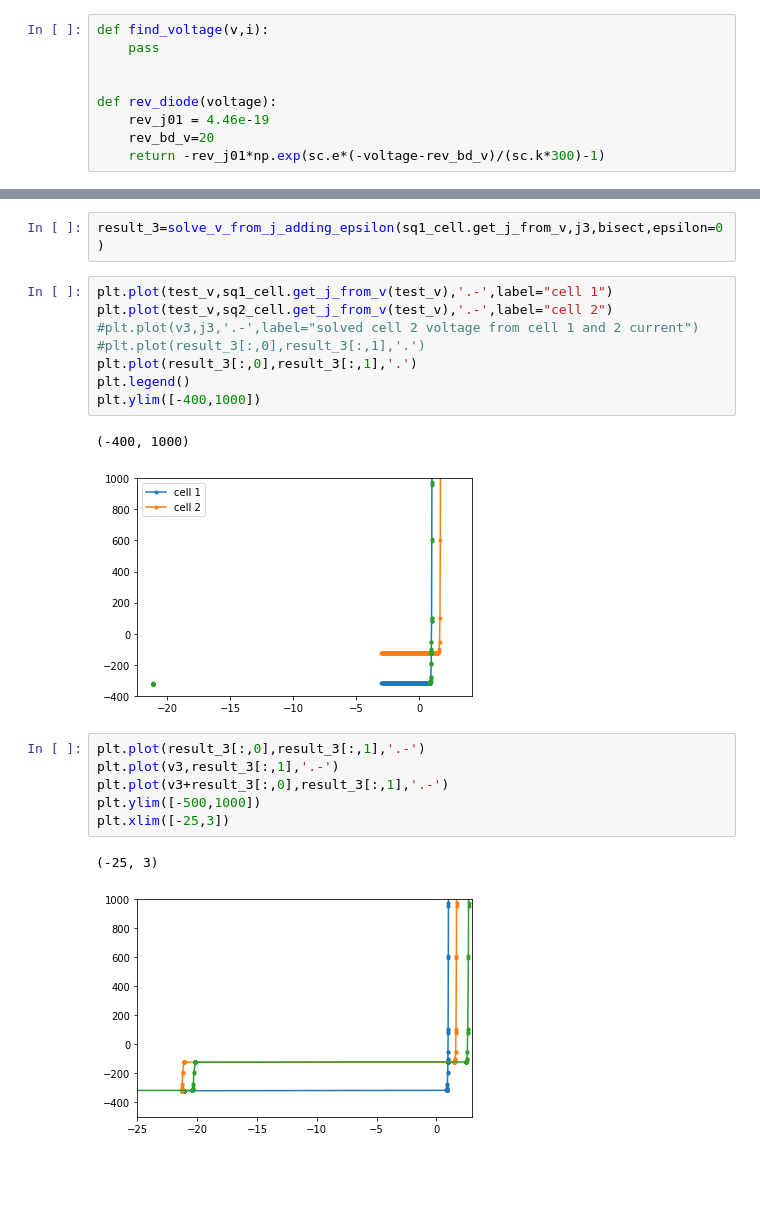
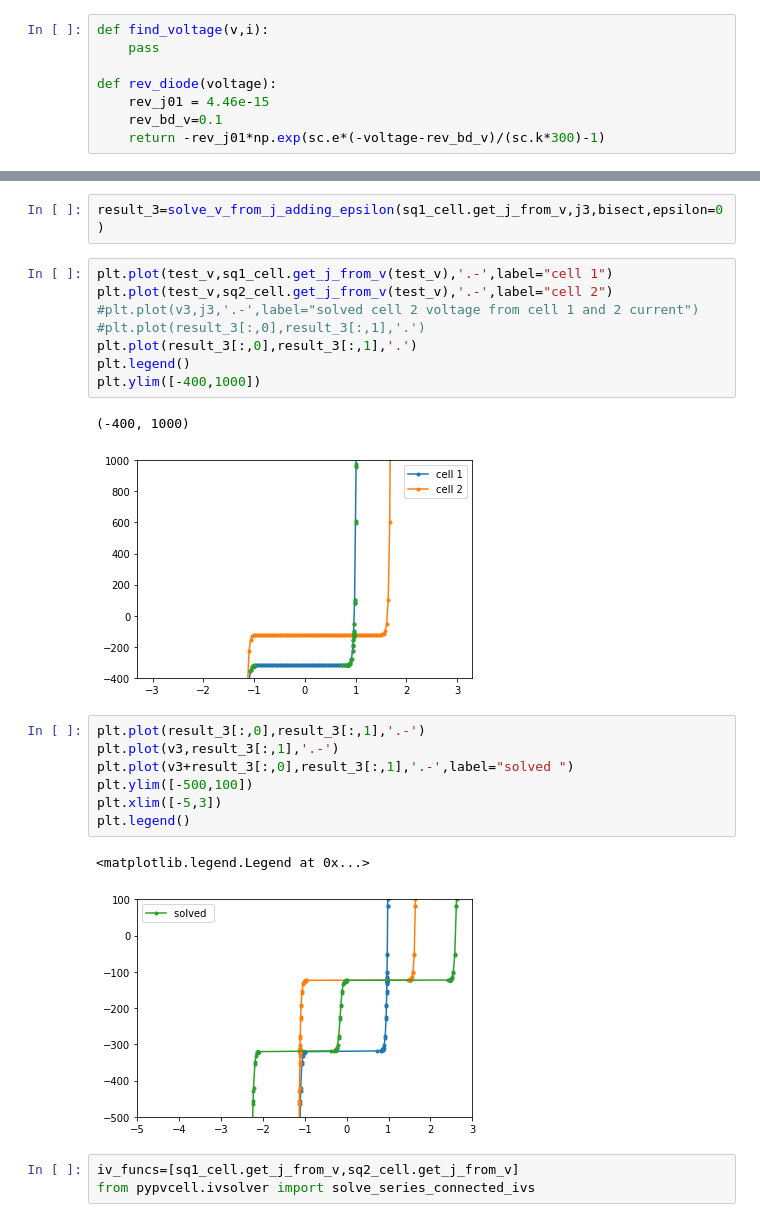
Before and after one commit to kanhua/pypvcell, a Jupyter notebook: lab/I-V solver 2019-10-02.ipynb, the cells around one changed output, grey strips where cells are left out. Cells and saved outputs as stored; diff of their text form; blank space fills up the shorter version.

```diff
--- a/lab/I-V solver 2019-10-02.ipynb
+++ b/lab/I-V solver 2019-10-02.ipynb
@@ -10,10 +10,9 @@ from pypvcell.illumination import load_astm
 def find_voltage(v,i):
     pass
 
-
 def rev_diode(voltage):
-    rev_j01 = 4.46e-19
-    rev_bd_v=20
+    rev_j01 = 4.46e-15
+    rev_bd_v=0.1
     return -rev_j01*np.exp(sc.e*(-voltage-rev_bd_v)/(sc.k*300)-1)
 # %%
 sq1_cell=SQCell(eg=1.3,cell_T=300,plug_in_term=rev_diode)
@@ -251,13 +249,17 @@ plt.legend()
 plt.ylim([-400,1000])
 # %% [output]
 (-400, 1000)
-[figure, old version]
+[figure, new version]
 # %%
 plt.plot(result_3[:,0],result_3[:,1],'.-')
 plt.plot(v3,result_3[:,1],'.-')
-plt.plot(v3+result_3[:,0],result_3[:,1],'.-')
-plt.ylim([-500,1000])
-plt.xlim([-25,3])
+plt.plot(v3+result_3[:,0],result_3[:,1],'.-',label="solved ")
+plt.ylim([-500,100])
+plt.xlim([-5,3])
+plt.legend()
 # %% [output]
-(-25, 3)
+<matplotlib.legend.Legend at 0x...>
-[figure, old version]
+[figure, new version]
+# %%
+iv_funcs=[sq1_cell.get_j_from_v,sq2_cell.get_j_from_v]
+from pypvcell.ivsolver import solve_series_connected_ivs
```
Also changed, not shown: parts of 16 cells of this notebook, 2 other files.
